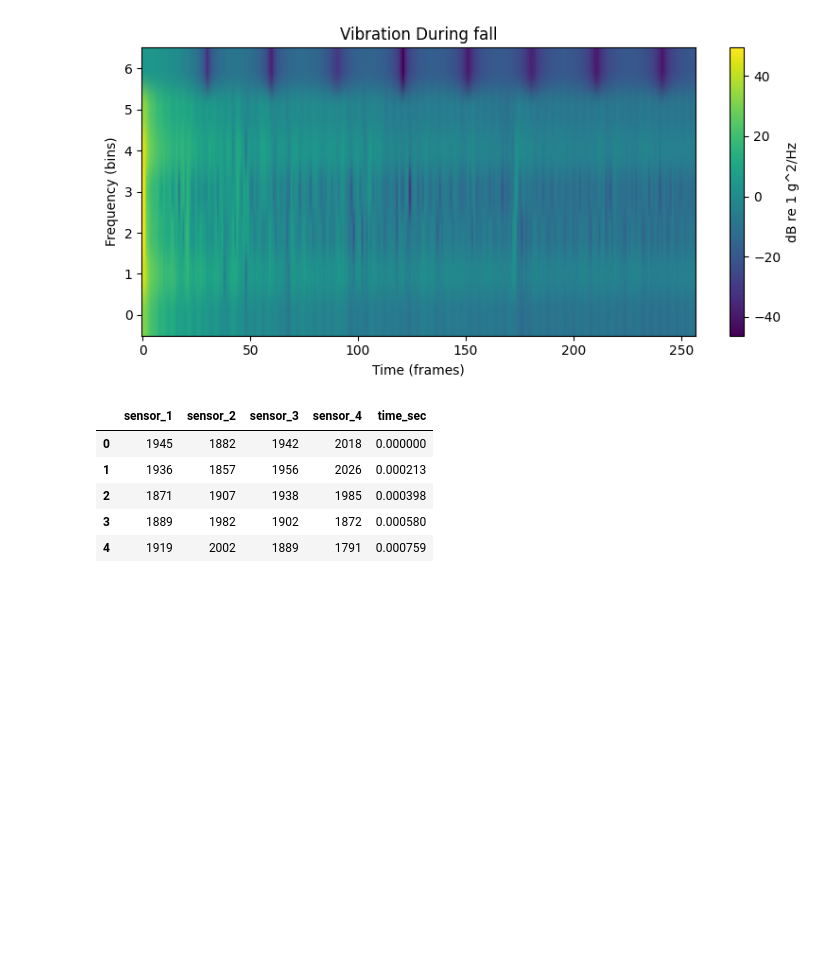
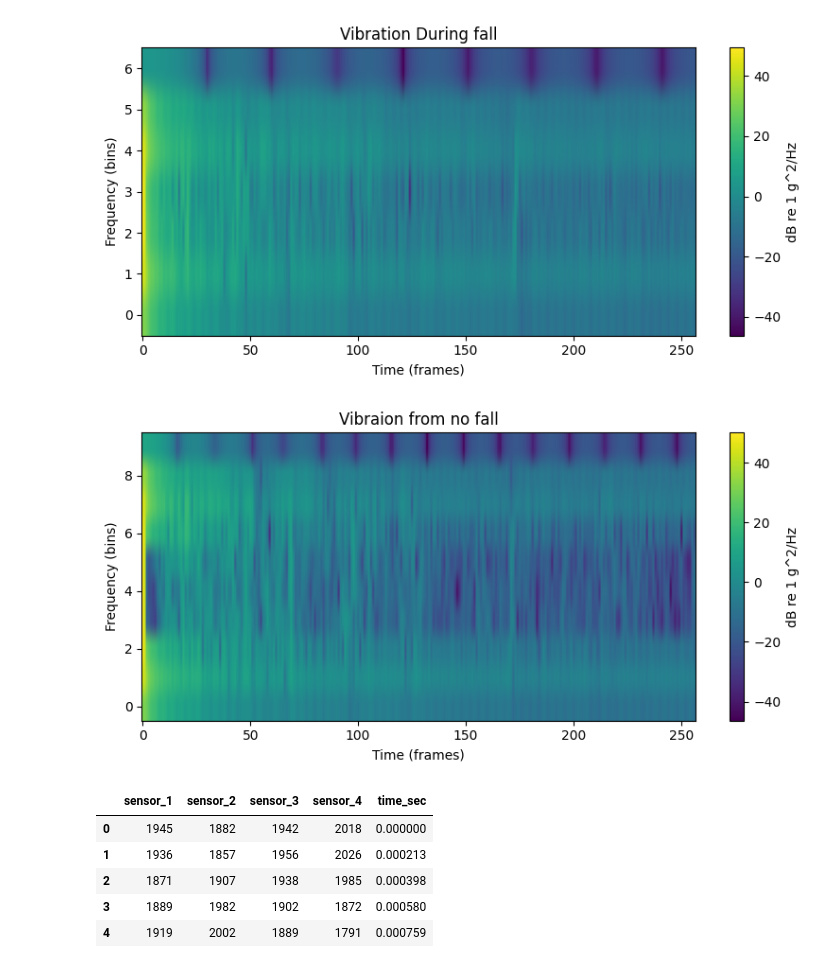
Before and after one commit to Vatnelid-Master-Project/data-analysis, a Jupyter notebook: maker.ipynb, the cells around one changed output. Cells and saved outputs as stored; diff of their text form; code cells hidden in the pictures; blank space fills up the shorter version.

```diff
--- a/maker.ipynb
+++ b/maker.ipynb
@@ -198,3 +200,7 @@ plot_vibration_spectrogram(spec, title='Vibration During fall')
+# %%
+plot_vibration_spectrogram(np.load('.spec/train/NoFall/Session_1_rel_time0.npy'), title='Vibraion from no fall')
+# %% [output]
+[figure, added]
 # %%
 df.head()
 # %% [output]
```
Also changed, not shown: parts of 4 cells of this notebook, 2 other files.
